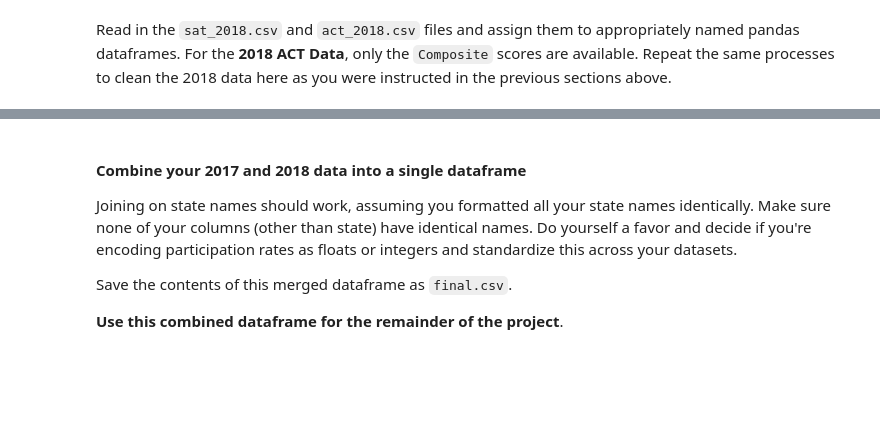
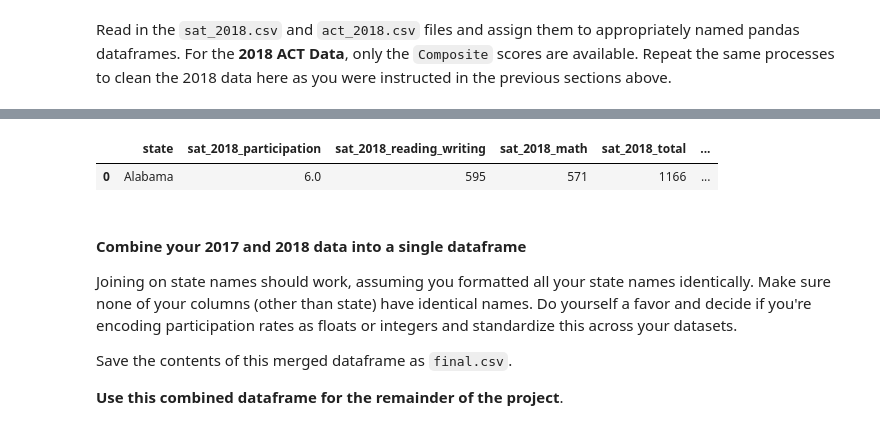
Before and after one commit to patruq/act-sat-performance, a Jupyter notebook: code/starter-code.ipynb, the cells around one changed output, grey strips where cells are left out. Saved outputs shown, nothing was run; the diff lists cells and outputs as text; code cells hidden in the pictures; blank space fills up the shorter version.

```diff
--- a/code/starter-code.ipynb
+++ b/code/starter-code.ipynb
@@ -424,0 +492,4 @@ act_2018 = pd.read_csv("../data/act_2018.csv")
+# %%
+act_2018.drop(20, inplace=True)
+# %%
+act_2018.reset_index(drop=True, inplace=True)
@@ -424,0 +538,7 @@ act_2018 = pd.read_csv("../data/act_2018.csv")
+# %%
+# Merge DFs
+combined_2018_df = sat_2018.merge(act_2018, on="state")
+combined_2018_df.head(1)
+# %% [output]
+|  | state | sat_2018_participation | sat_2018_reading_writing | sat_2018_math | sat_2018_total | ... |
+| 0 | Alabama | 6.0 | 595 | 571 | 1166 | ... |
```
Also changed, not shown: parts of 27 cells of this notebook, 2 other files.
